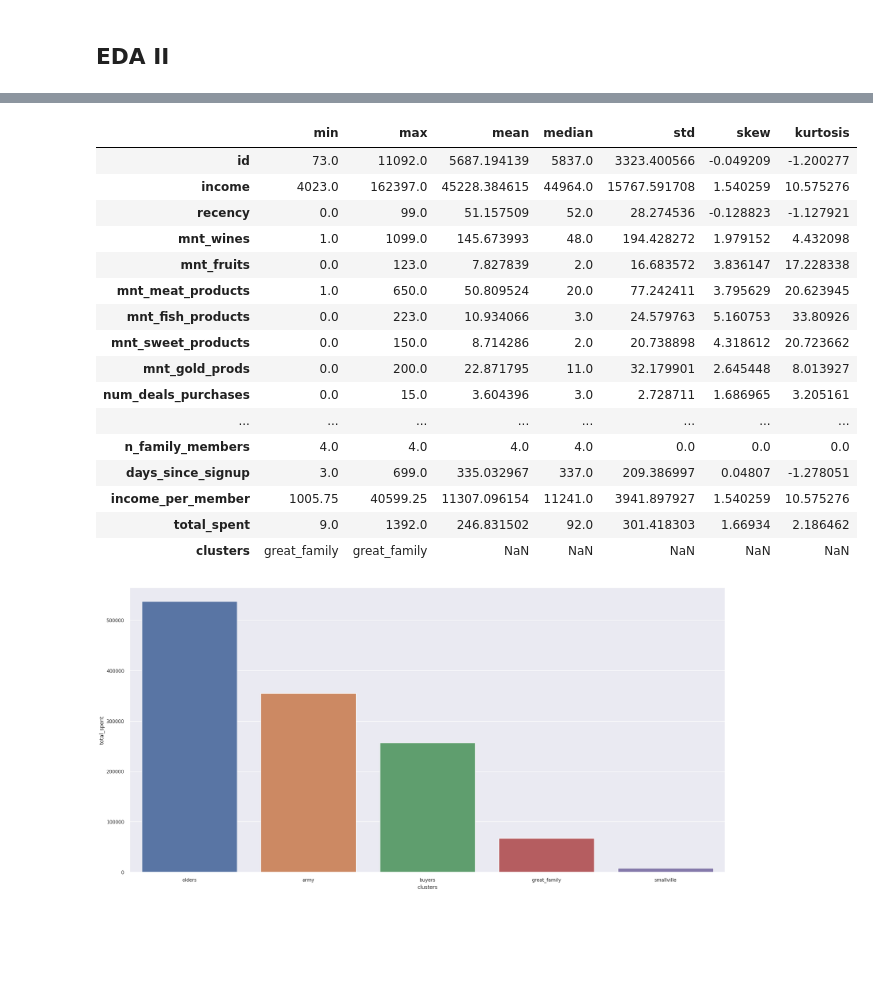
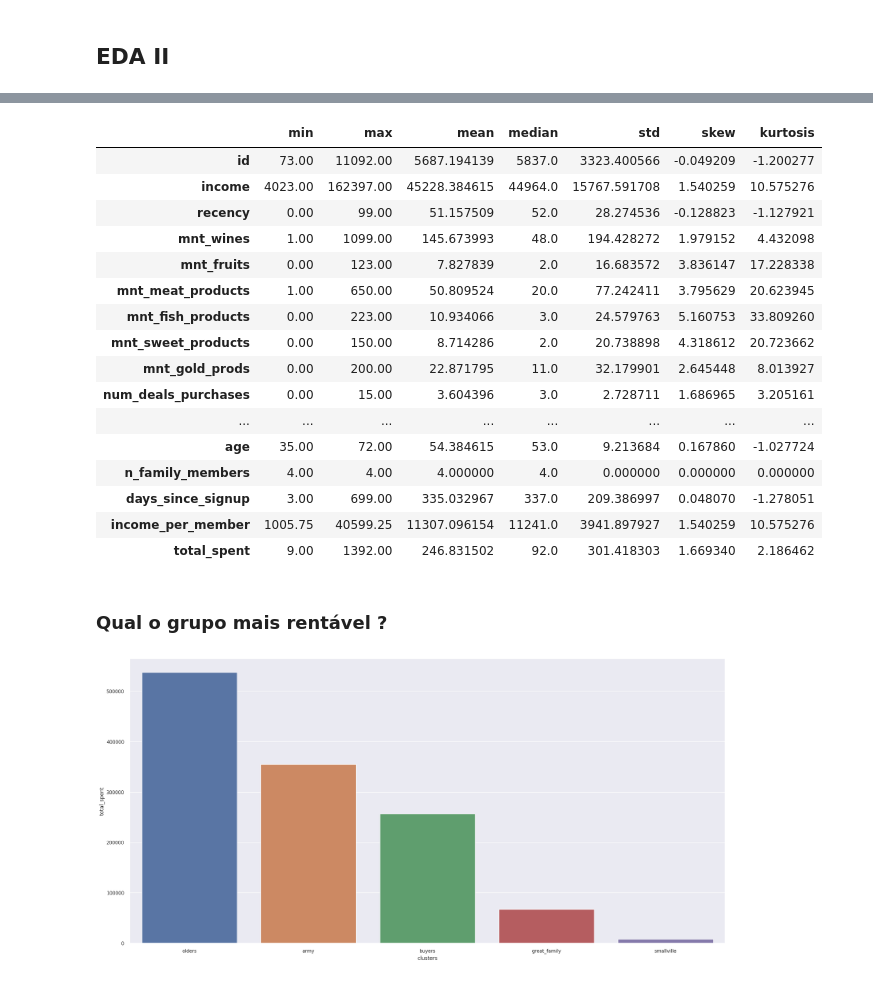
Before and after one commit to lavinomenezes/ifood_data_analyst_challenge, a Jupyter notebook: notebooks/ifood_lm_v10_segmentation_embedding_space.ipynb, the cells around one changed output, grey strips where cells are left out. Drawn from its saved outputs; the diff is of its cells as text; code cells hidden in the pictures; blank space fills up the shorter version.

```diff
--- a/notebooks/ifood_lm_v10_segmentation_embedding_space.ipynb
+++ b/notebooks/ifood_lm_v10_segmentation_embedding_space.ipynb
@@ -742,24 +645,26 @@ df11[df11['clusters']=='smallville'].agg(['min','max','mean','median','std','ske
 # %%
 # divisão dos dados em dois dataframes, um categórico e outro numérico
-df11[df11['clusters']=='great_family'].agg(['min','max','mean','median','std','skew','kurtosis']).T
+df11[df11['clusters']=='great_family'].drop(columns="clusters").agg(['min','max','mean','median','std','skew','kurtosis']).T
 # %% [output]
 |  | min | max | mean | median | std | skew | kurtosis |
-| id | 73.0 | 11092.0 | 5687.194139 | 5837.0 | 3323.400566 | -0.049209 | -1.200277 |
-| income | 4023.0 | 162397.0 | 45228.384615 | 44964.0 | 15767.591708 | 1.540259 | 10.575276 |
-| recency | 0.0 | 99.0 | 51.157509 | 52.0 | 28.274536 | -0.128823 | -1.127921 |
-| mnt_wines | 1.0 | 1099.0 | 145.673993 | 48.0 | 194.428272 | 1.979152 | 4.432098 |
-| mnt_fruits | 0.0 | 123.0 | 7.827839 | 2.0 | 16.683572 | 3.836147 | 17.228338 |
-| mnt_meat_products | 1.0 | 650.0 | 50.809524 | 20.0 | 77.242411 | 3.795629 | 20.623945 |
-| mnt_fish_products | 0.0 | 223.0 | 10.934066 | 3.0 | 24.579763 | 5.160753 | 33.80926 |
-| mnt_sweet_products | 0.0 | 150.0 | 8.714286 | 2.0 | 20.738898 | 4.318612 | 20.723662 |
-| mnt_gold_prods | 0.0 | 200.0 | 22.871795 | 11.0 | 32.179901 | 2.645448 | 8.013927 |
-| num_deals_purchases | 0.0 | 15.0 | 3.604396 | 3.0 | 2.728711 | 1.686965 | 3.205161 |
+| id | 73.00 | 11092.00 | 5687.194139 | 5837.0 | 3323.400566 | -0.049209 | -1.200277 |
+| income | 4023.00 | 162397.00 | 45228.384615 | 44964.0 | 15767.591708 | 1.540259 | 10.575276 |
+| recency | 0.00 | 99.00 | 51.157509 | 52.0 | 28.274536 | -0.128823 | -1.127921 |
+| mnt_wines | 1.00 | 1099.00 | 145.673993 | 48.0 | 194.428272 | 1.979152 | 4.432098 |
+| mnt_fruits | 0.00 | 123.00 | 7.827839 | 2.0 | 16.683572 | 3.836147 | 17.228338 |
+| mnt_meat_products | 1.00 | 650.00 | 50.809524 | 20.0 | 77.242411 | 3.795629 | 20.623945 |
+| mnt_fish_products | 0.00 | 223.00 | 10.934066 | 3.0 | 24.579763 | 5.160753 | 33.809260 |
+| mnt_sweet_products | 0.00 | 150.00 | 8.714286 | 2.0 | 20.738898 | 4.318612 | 20.723662 |
+| mnt_gold_prods | 0.00 | 200.00 | 22.871795 | 11.0 | 32.179901 | 2.645448 | 8.013927 |
+| num_deals_purchases | 0.00 | 15.00 | 3.604396 | 3.0 | 2.728711 | 1.686965 | 3.205161 |
 | ... | ... | ... | ... | ... | ... | ... | ... |
-| n_family_members | 4.0 | 4.0 | 4.0 | 4.0 | 0.0 | 0.0 | 0.0 |
-| days_since_signup | 3.0 | 699.0 | 335.032967 | 337.0 | 209.386997 | 0.04807 | -1.278051 |
+| age | 35.00 | 72.00 | 54.384615 | 53.0 | 9.213684 | 0.167860 | -1.027724 |
+| n_family_members | 4.00 | 4.00 | 4.000000 | 4.0 | 0.000000 | 0.000000 | 0.000000 |
+| days_since_signup | 3.00 | 699.00 | 335.032967 | 337.0 | 209.386997 | 0.048070 | -1.278051 |
 | income_per_member | 1005.75 | 40599.25 | 11307.096154 | 11241.0 | 3941.897927 | 1.540259 | 10.575276 |
-| total_spent | 9.0 | 1392.0 | 246.831502 | 92.0 | 301.418303 | 1.66934 | 2.186462 |
-| clusters | great_family | great_family | NaN | NaN | NaN | NaN | NaN |
+| total_spent | 9.00 | 1392.00 | 246.831502 | 92.0 | 301.418303 | 1.669340 | 2.186462 |
+# %% [markdown]
+### Qual o grupo mais rentável ?
 # %%
 total_spent_clusters = df11[['total_spent','clusters']].groupby('clusters').sum().reset_index().sort_values(by='total_spent',ascending=False)
 # %%
```
Also changed, not shown: parts of 19 cells of this notebook, 1 other file.
